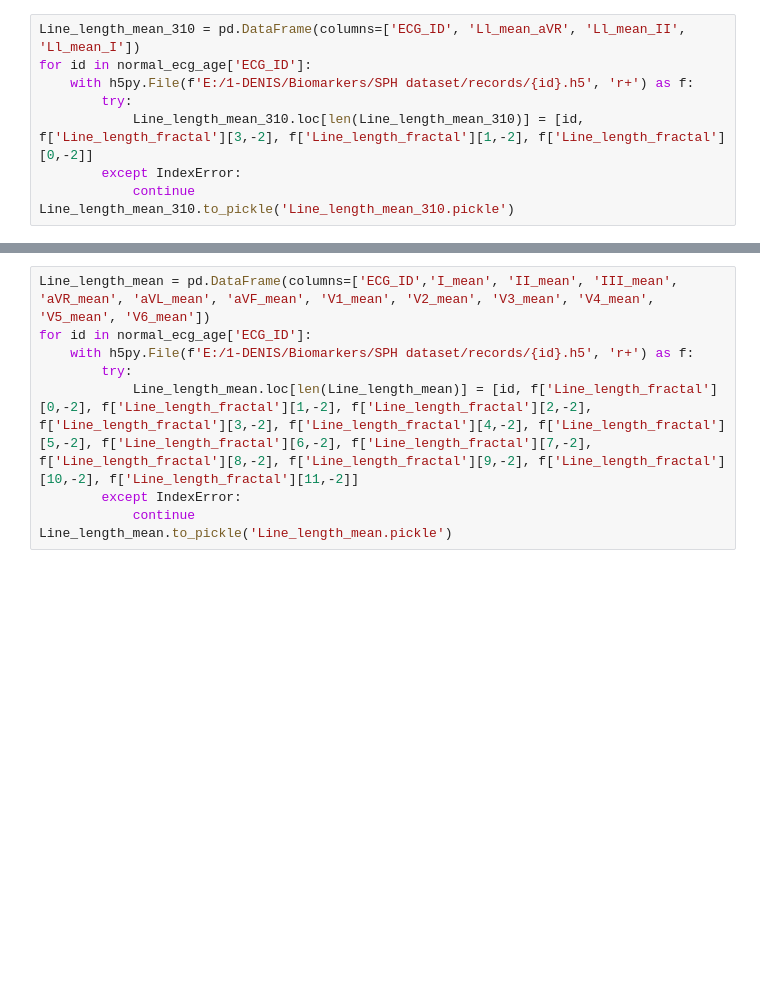
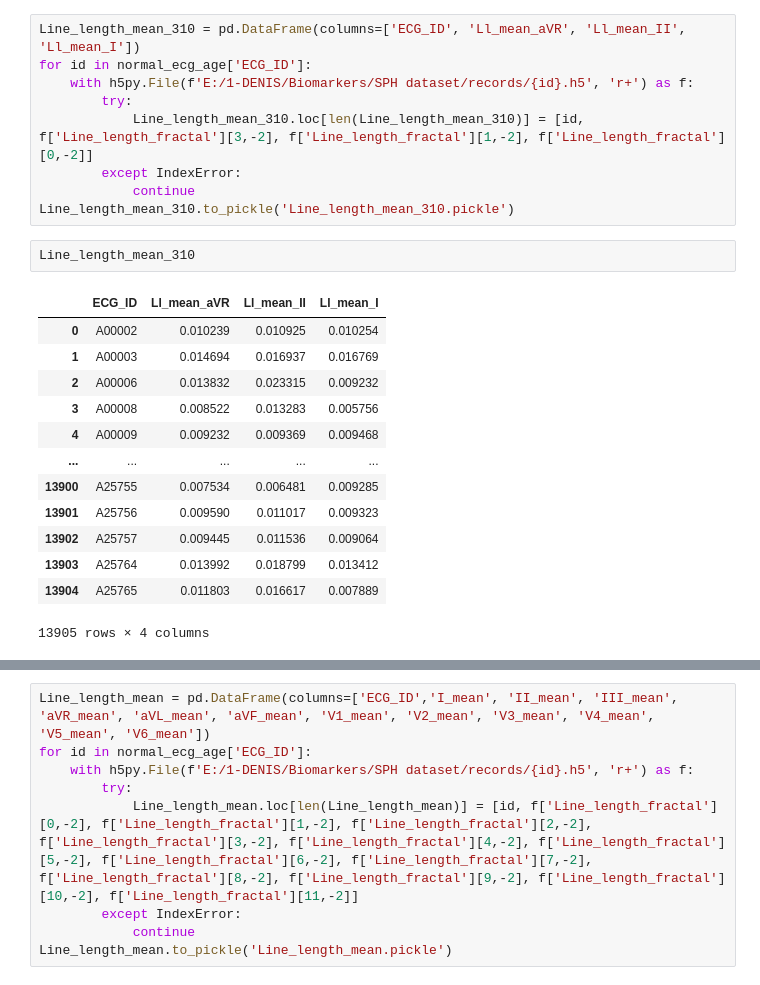
Before and after one commit to hernandezpachecodenis/ecg_biomarkers, a Jupyter notebook: ecg/HDF_dataset_adds_on.ipynb, the cells around one changed output, grey strips where cells are left out. Drawn from its saved outputs; the diff is of its cells as text; blank space fills up the shorter version.

```diff
--- a/ecg/HDF_dataset_adds_on.ipynb
+++ b/ecg/HDF_dataset_adds_on.ipynb
@@ -362,4 +249,20 @@ for id in normal_ecg_age['ECG_ID']:
         except IndexError:
             continue
 Line_length_mean_310.to_pickle('Line_length_mean_310.pickle')
+# %%
+Line_length_mean_310
+# %% [output]
+|  | ECG_ID | Ll_mean_aVR | Ll_mean_II | Ll_mean_I |
+| 0 | A00002 | 0.010239 | 0.010925 | 0.010254 |
+| 1 | A00003 | 0.014694 | 0.016937 | 0.016769 |
+| 2 | A00006 | 0.013832 | 0.023315 | 0.009232 |
+| 3 | A00008 | 0.008522 | 0.013283 | 0.005756 |
+| 4 | A00009 | 0.009232 | 0.009369 | 0.009468 |
+| ... | ... | ... | ... | ... |
+| 13900 | A25755 | 0.007534 | 0.006481 | 0.009285 |
+| 13901 | A25756 | 0.009590 | 0.011017 | 0.009323 |
+| 13902 | A25757 | 0.009445 | 0.011536 | 0.009064 |
+| 13903 | A25764 | 0.013992 | 0.018799 | 0.013412 |
+| 13904 | A25765 | 0.011803 | 0.016617 | 0.007889 |
+13905 rows × 4 columns
 # %% [markdown]
```
Also changed, not shown: parts of 47 cells of this notebook, 12 other files.
